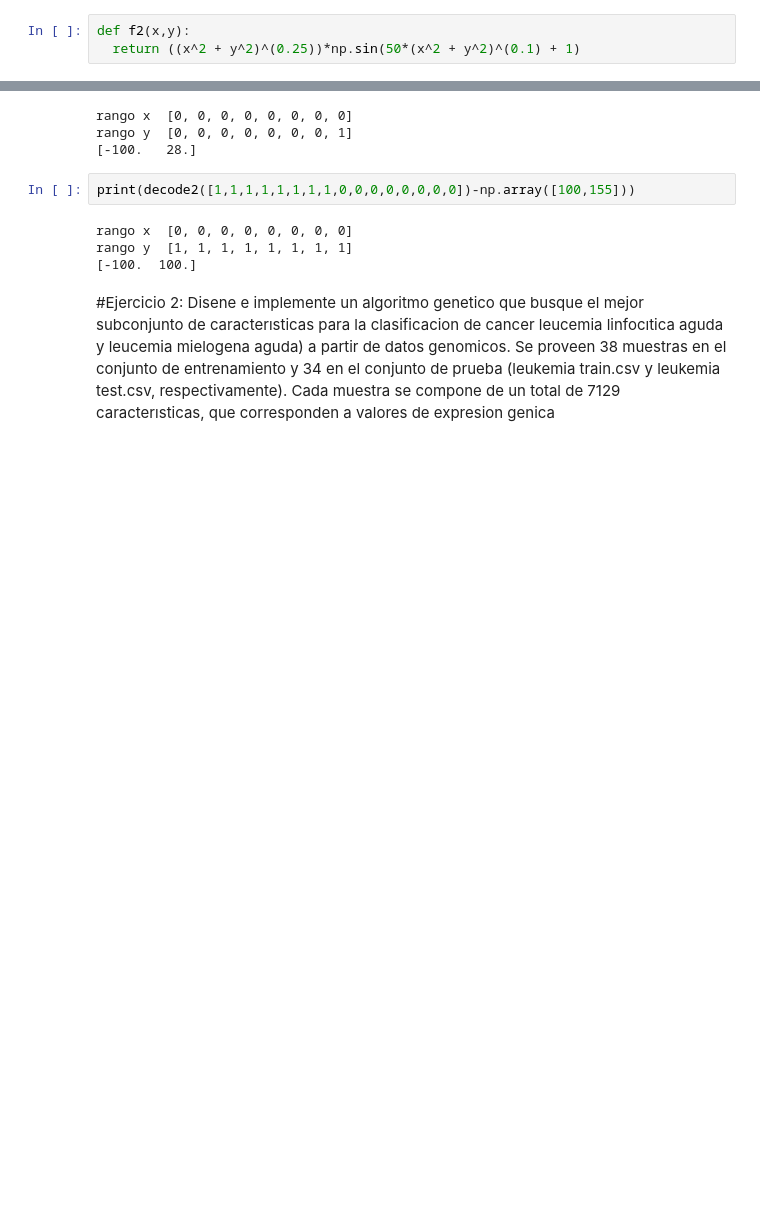
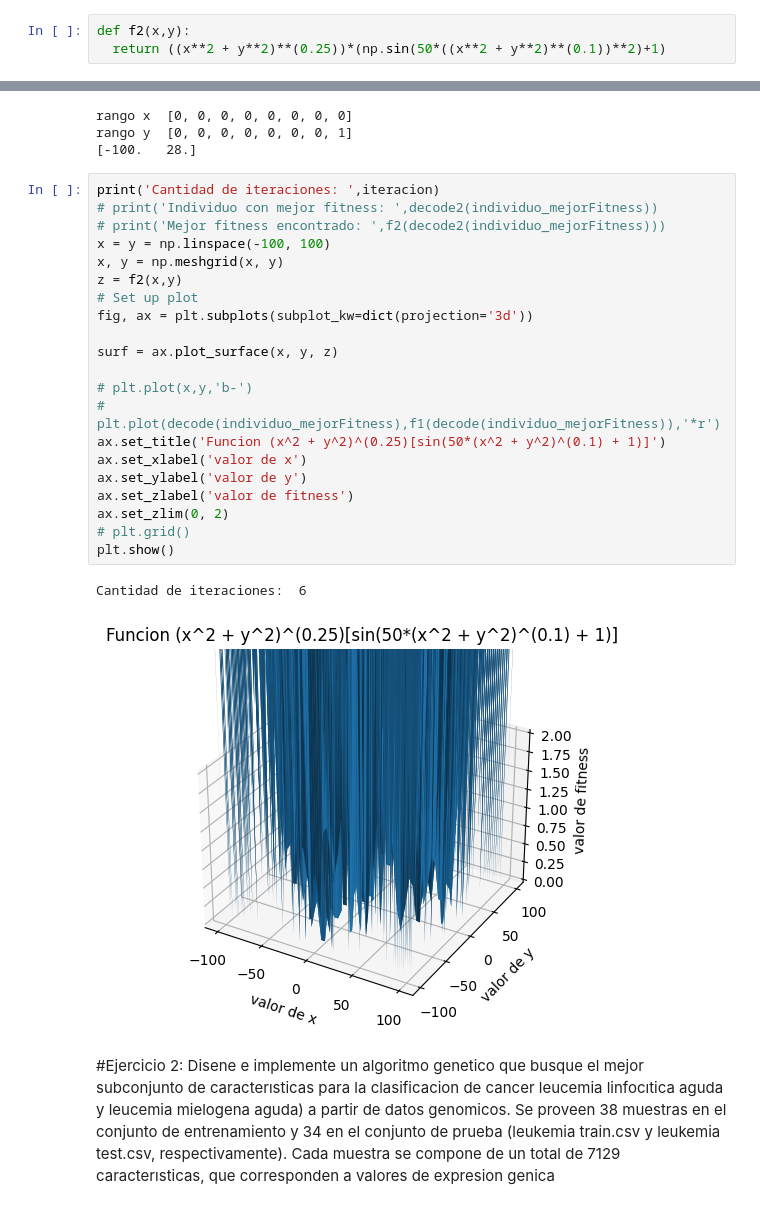
Before and after one commit to aguusandy/ic_2023, a Jupyter notebook: Inteligencia_guia6.ipynb, the cells around one changed output, grey strips where cells are left out. Cells and saved outputs as stored; diff of their text form; blank space fills up the shorter version.

```diff
--- a/Inteligencia_guia6.ipynb
+++ b/Inteligencia_guia6.ipynb
@@ -17,7 +17,7 @@ def f1(x):
   return (-1)*x*np.sin(np.sqrt(np.abs(x)))
 # %%
 def f2(x,y):
-  return ((x^2 + y^2)^(0.25))*np.sin(50*(x^2 + y^2)^(0.1) + 1)
+  return ((x**2 + y**2)**(0.25))*(np.sin(50*((x**2 + y**2)**(0.1))**2)+1)
 # %%
 def decode(individuo):
   num = 0;  individuo_aux = individuo[::-1];  tamaño_individuo = len(individuo)
@@ -195,12 +205,30 @@ print(decode2([1,0,0,0,0,0,0,0,0,0,0,0,0,0,0,0])-np.array([100,100]))
 rango x  [0, 0, 0, 0, 0, 0, 0, 0]
 rango y  [0, 0, 0, 0, 0, 0, 0, 1]
 [-100.   28.]
-# %%
-print(decode2([1,1,1,1,1,1,1,1,0,0,0,0,0,0,0,0])-np.array([100,155]))
-# %% [output]
-rango x  [0, 0, 0, 0, 0, 0, 0, 0]
-rango y  [1, 1, 1, 1, 1, 1, 1, 1]
-[-100.  100.]
+# %%
+print('Cantidad de iteraciones: ',iteracion)
+# print('Individuo con mejor fitness: ',decode2(individuo_mejorFitness))
+# print('Mejor fitness encontrado: ',f2(decode2(individuo_mejorFitness)))
+x = y = np.linspace(-100, 100)
+x, y = np.meshgrid(x, y)
+z = f2(x,y)
+# Set up plot
+fig, ax = plt.subplots(subplot_kw=dict(projection='3d'))
+
+surf = ax.plot_surface(x, y, z)
+
+# plt.plot(x,y,'b-')
+# plt.plot(decode(individuo_mejorFitness),f1(decode(individuo_mejorFitness)),'*r')
+ax.set_title('Funcion (x^2 + y^2)^(0.25)[sin(50*(x^2 + y^2)^(0.1) + 1)]')
+ax.set_xlabel('valor de x')
+ax.set_ylabel('valor de y')
+ax.set_zlabel('valor de fitness')
+ax.set_zlim(0, 2)
+# plt.grid()
+plt.show()
+# %% [output]
+Cantidad de iteraciones:  6
+[figure, added]
 # %% [markdown]
 
 #Ejercicio 2:
```
Also changed, not shown: parts of 3 cells of this notebook.
